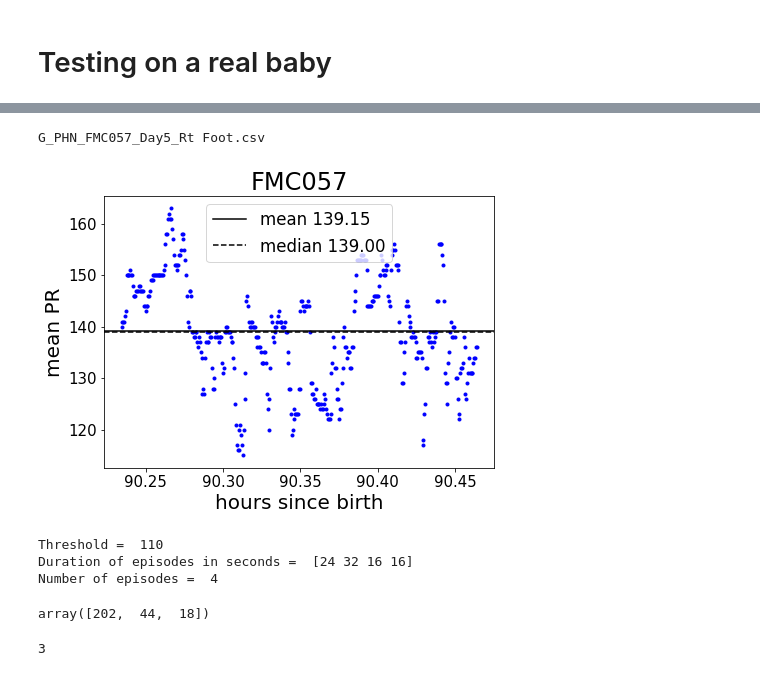
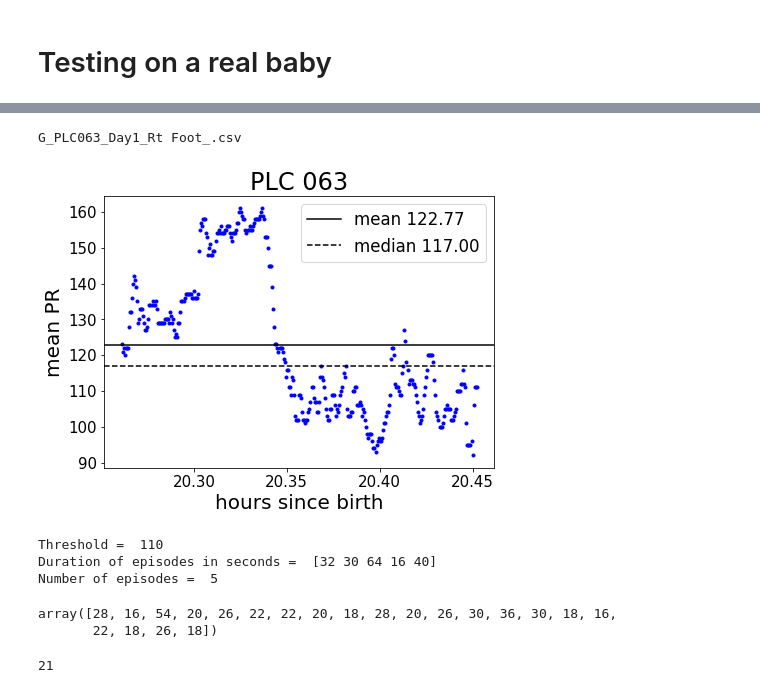
Before and after one commit to shisteve/NHS, a Jupyter notebook: 013_count_bradycardia.ipynb, the cells around one changed output, grey strips where cells are left out. Saved outputs shown, nothing was run; the diff lists cells and outputs as text; code cells hidden in the pictures.

```diff
--- a/013_count_bradycardia.ipynb
+++ b/013_count_bradycardia.ipynb
@@ -89,4 +89,4 @@ array([], dtype=float64)
 # %% [markdown]
 # Testing on a real baby
 # %%
-B = baby('FMC057',verbose=False)
+B = baby('PLC063',verbose=False)
@@ -109,10 +93,10 @@ len(spo2) =  599
 # %%
-B.plot_baby_measurements(filenumber=1,only_PR=True,with_bad_values=False)
+B.plot_baby_measurements(filenumber=0,only_PR=True,with_bad_values=False)
 # %% [output]
-G_PHN_FMC057_Day5_Rt Foot.csv
+G_PLC063_Day1_Rt Foot_.csv
-[figure, old version]
+[figure, new version]
 # %%
-filenumber = 1
+filenumber = 0
 time  = np.array(B.measurements_delta_sec_since_birth_list[filenumber])
 pulse = np.array(B.measurements[filenumber]['PR'])
 
@@ -135,13 +119,14 @@ print('Duration of episodes in seconds = ',episodes)#/60./60.
 print('Number of episodes = ',len(episodes))
 # %% [output]
 Threshold =  110
-Duration of episodes in seconds =  [24 32 16 16]
-Number of episodes =  4
+Duration of episodes in seconds =  [32 30 64 16 40]
+Number of episodes =  5
 # %%
 B.measurements_bradycardia_episodes_durations[1]
 # %% [output]
-array([202,  44,  18])
+array([28, 16, 54, 20, 26, 22, 22, 20, 18, 28, 20, 26, 30, 36, 30, 18, 16,
+       22, 18, 26, 18])
 # %%
 B.measurements_bradycardia_episodes_number[1]
 # %% [output]
-3
+21
```
Also changed, not shown: parts of 11 cells of this notebook, 4 other files.
